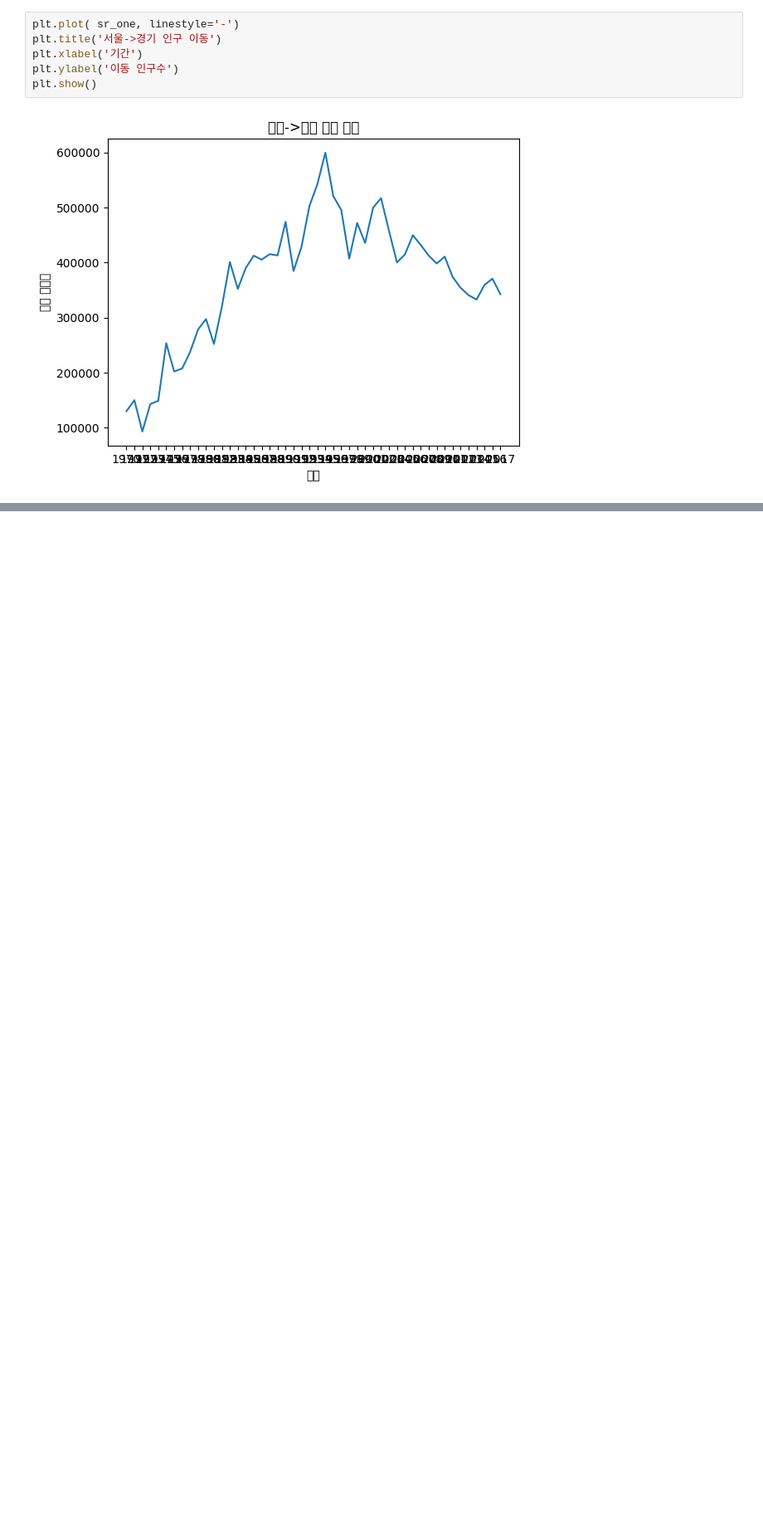
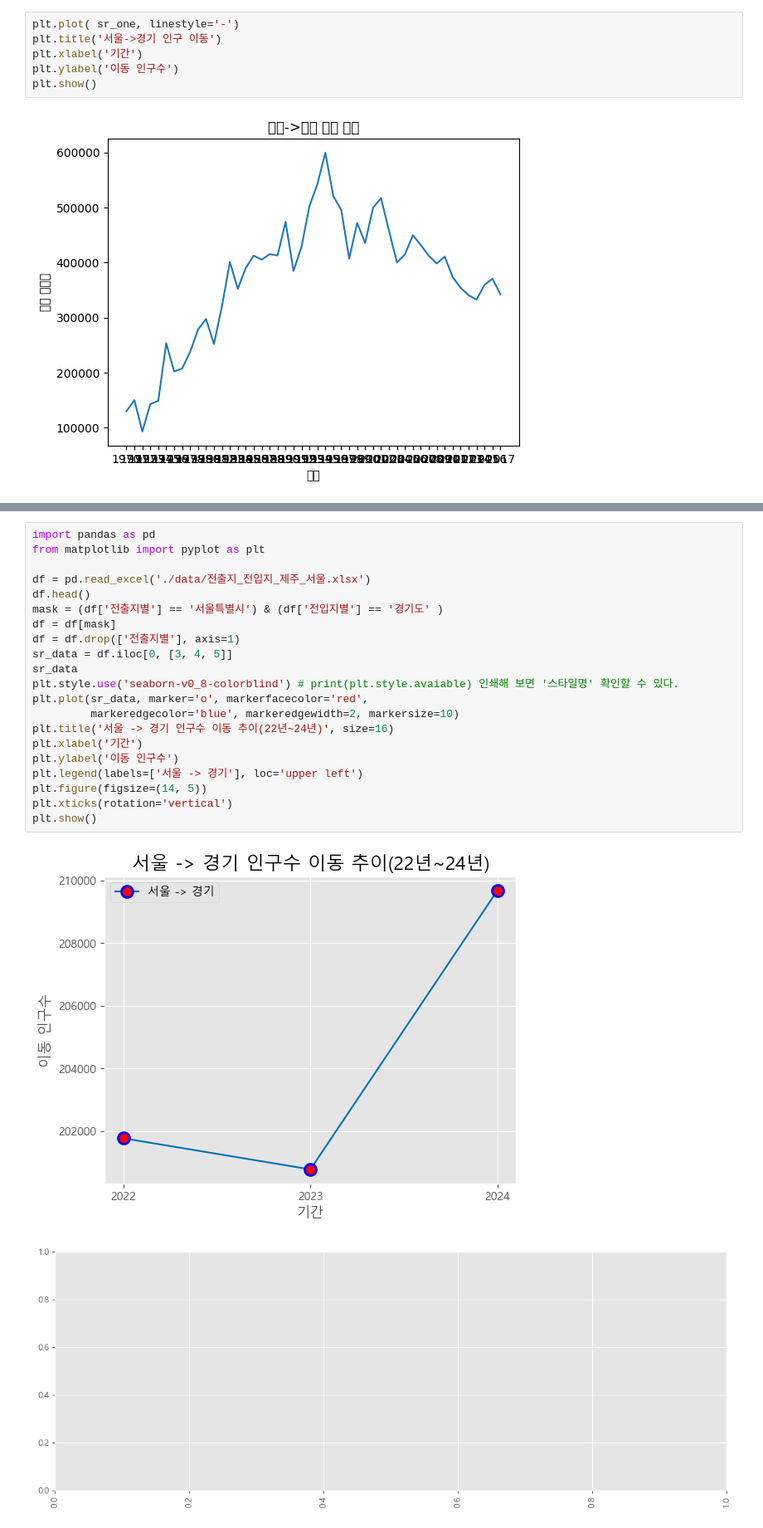
Before and after one commit to zailinliu/Pandas_study, a Jupyter notebook: part4-1.ipynb, the cells around one changed output, grey strips where cells are left out. Shown: that part at 83% size. Cells and saved outputs as stored; diff of their text form; blank space fills up the shorter version.

```diff
--- a/part4-1.ipynb
+++ b/part4-1.ipynb
@@ -213,0 +199,24 @@ plt.plot( sr_data )
+# %%
+import pandas as pd
+from matplotlib import pyplot as plt
+
+df = pd.read_excel('./data/전출지_전입지_제주_서울.xlsx')
+df.head()
+mask = (df['전출지별'] == '서울특별시') & (df['전입지별'] == '경기도' )
+df = df[mask]
+df = df.drop(['전출지별'], axis=1)
+sr_data = df.iloc[0, [3, 4, 5]]
+sr_data
+plt.style.use('seaborn-v0_8-colorblind') # print(plt.style.avaiable) 인쇄해 보면 '스타일명' 확인할 수 있다.
+plt.plot(sr_data, marker='o', markerfacecolor='red',
+         markeredgecolor='blue', markeredgewidth=2, markersize=10)
+plt.title('서울 -> 경기 인구수 이동 추이(22년~24년)', size=16)
+plt.xlabel('기간')
+plt.ylabel('이동 인구수')
+plt.legend(labels=['서울 -> 경기'], loc='upper left')
+plt.figure(figsize=(14, 5))
+plt.xticks(rotation='vertical')
+plt.show()
+# %% [output]
+[figure, added]
+[figure, added]
```
Also changed, not shown: parts of 13 cells of this notebook, 6 other files.
